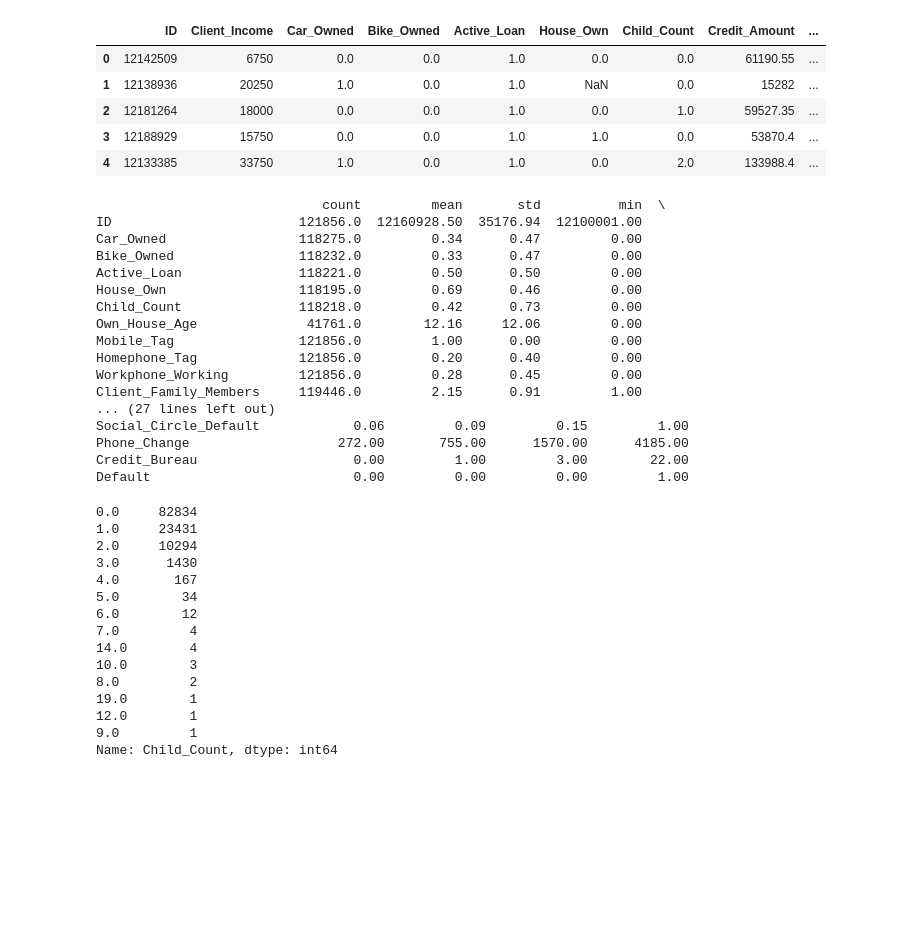
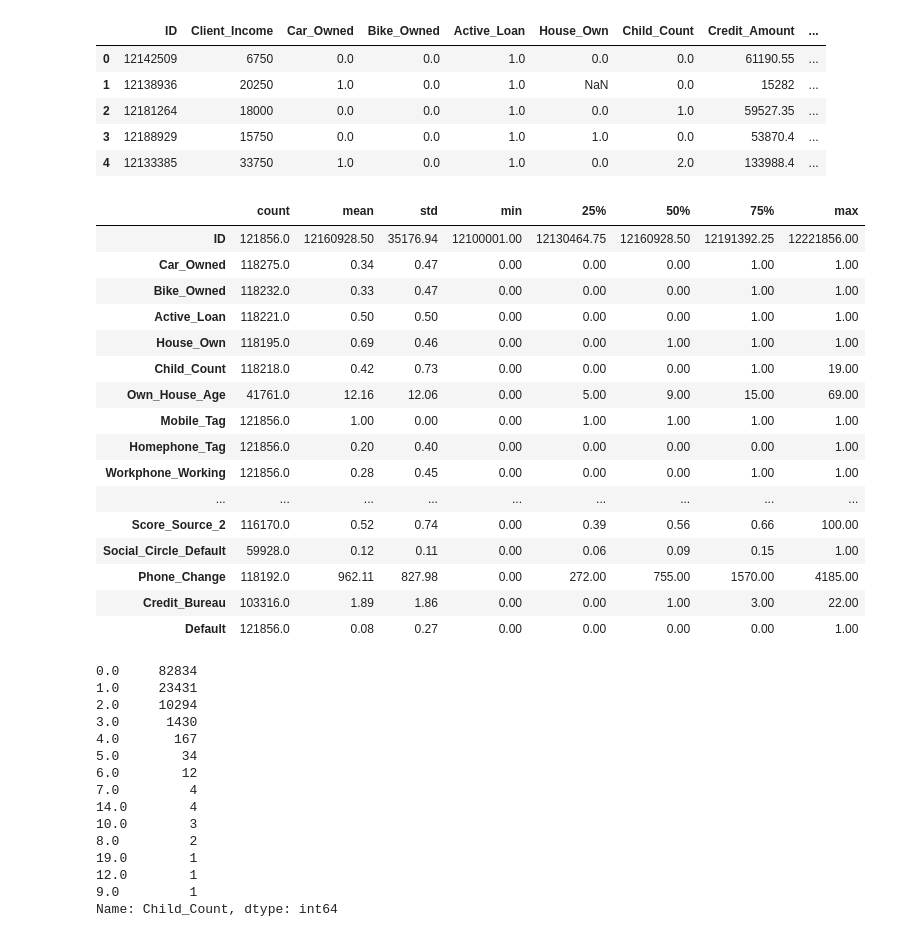
Before and after one commit to varunkr24/Credit-Score-Modeling, a Jupyter notebook: Credit_Score_Modeling.ipynb, the cells around one changed output. Cells and saved outputs as stored; diff of their text form; code cells hidden in the pictures; blank space fills up the shorter version.

```diff
--- a/Credit_Score_Modeling.ipynb
+++ b/Credit_Score_Modeling.ipynb
@@ -27,25 +27,25 @@ df.head()
 | 4 | 12133385 | 33750 | 1.0 | 0.0 | 1.0 | 0.0 | 2.0 | 133988.4 | ... |
 # %%
 pd.set_option('display.max_columns', None)
-print(round(df.describe().T,2))
+round(df.describe().T,2)
 # %% [output]
-                             count         mean       std          min  \
-ID                        121856.0  12160928.50  35176.94  12100001.00
-Car_Owned                 118275.0         0.34      0.47         0.00
-Bike_Owned                118232.0         0.33      0.47         0.00
-Active_Loan               118221.0         0.50      0.50         0.00
-House_Own                 118195.0         0.69      0.46         0.00
-Child_Count               118218.0         0.42      0.73         0.00
-Own_House_Age              41761.0        12.16     12.06         0.00
-Mobile_Tag                121856.0         1.00      0.00         0.00
-Homephone_Tag             121856.0         0.20      0.40         0.00
-Workphone_Working         121856.0         0.28      0.45         0.00
-Client_Family_Members     119446.0         2.15      0.91         1.00
-... (27 lines left out)
-Social_Circle_Default            0.06         0.09         0.15         1.00
-Phone_Change                   272.00       755.00      1570.00      4185.00
-Credit_Bureau                    0.00         1.00         3.00        22.00
-Default                          0.00         0.00         0.00         1.00
+|  | count | mean | std | min | 25% | 50% | 75% | max |
+| ID | 121856.0 | 12160928.50 | 35176.94 | 12100001.00 | 12130464.75 | 12160928.50 | 12191392.25 | 12221856.00 |
+| Car_Owned | 118275.0 | 0.34 | 0.47 | 0.00 | 0.00 | 0.00 | 1.00 | 1.00 |
+| Bike_Owned | 118232.0 | 0.33 | 0.47 | 0.00 | 0.00 | 0.00 | 1.00 | 1.00 |
+| Active_Loan | 118221.0 | 0.50 | 0.50 | 0.00 | 0.00 | 0.00 | 1.00 | 1.00 |
+| House_Own | 118195.0 | 0.69 | 0.46 | 0.00 | 0.00 | 1.00 | 1.00 | 1.00 |
+| Child_Count | 118218.0 | 0.42 | 0.73 | 0.00 | 0.00 | 0.00 | 1.00 | 19.00 |
+| Own_House_Age | 41761.0 | 12.16 | 12.06 | 0.00 | 5.00 | 9.00 | 15.00 | 69.00 |
+| Mobile_Tag | 121856.0 | 1.00 | 0.00 | 0.00 | 1.00 | 1.00 | 1.00 | 1.00 |
+| Homephone_Tag | 121856.0 | 0.20 | 0.40 | 0.00 | 0.00 | 0.00 | 0.00 | 1.00 |
+| Workphone_Working | 121856.0 | 0.28 | 0.45 | 0.00 | 0.00 | 0.00 | 1.00 | 1.00 |
+| ... | ... | ... | ... | ... | ... | ... | ... | ... |
+| Score_Source_2 | 116170.0 | 0.52 | 0.74 | 0.00 | 0.39 | 0.56 | 0.66 | 100.00 |
+| Social_Circle_Default | 59928.0 | 0.12 | 0.11 | 0.00 | 0.06 | 0.09 | 0.15 | 1.00 |
+| Phone_Change | 118192.0 | 962.11 | 827.98 | 0.00 | 272.00 | 755.00 | 1570.00 | 4185.00 |
+| Credit_Bureau | 103316.0 | 1.89 | 1.86 | 0.00 | 0.00 | 1.00 | 3.00 | 22.00 |
+| Default | 121856.0 | 0.08 | 0.27 | 0.00 | 0.00 | 0.00 | 0.00 | 1.00 |
 # %%
 df['Child_Count'].value_counts()
 # %% [output]
```
Also changed, not shown: parts of 6 cells of this notebook.
